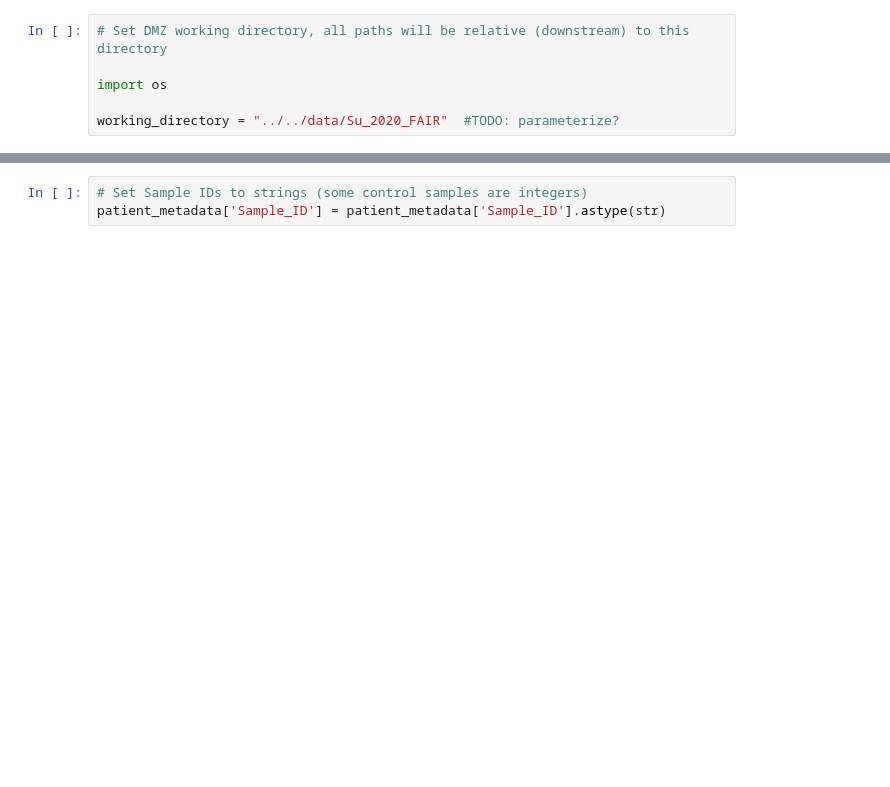
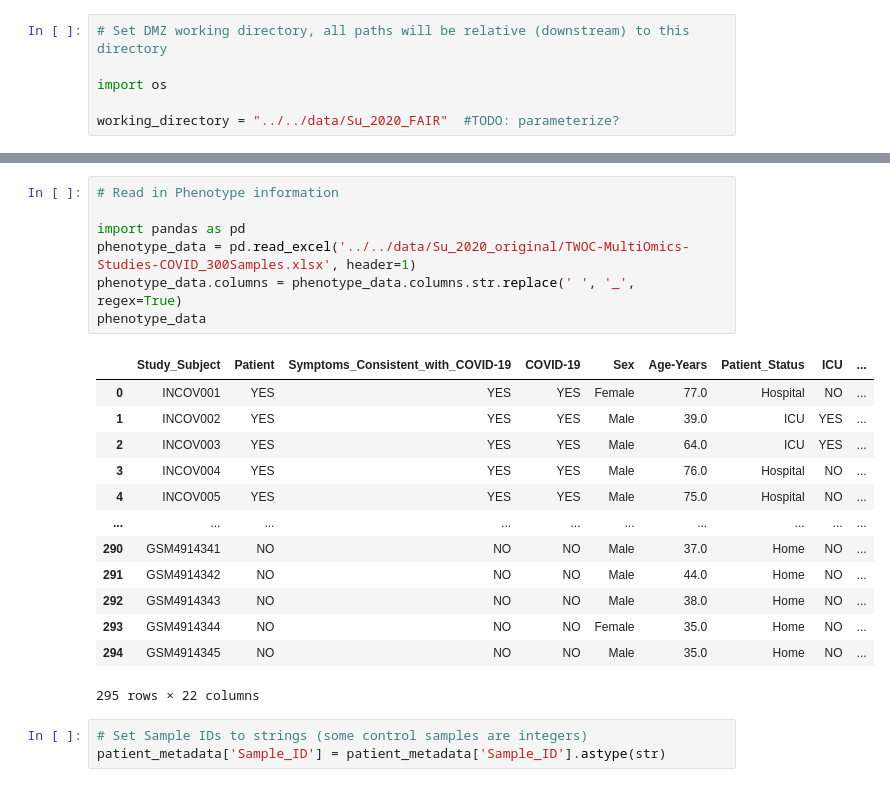
Before and after one commit to Xomics/TWOCdemonstrator, a Jupyter notebook: tools/Su_2020_prepare_ISA_metadata/TWOC_create_isa.ipynb, the cells around one changed output, grey strips where cells are left out. Saved outputs shown, nothing was run; the diff lists cells and outputs as text; blank space fills up the shorter version.

Commit message:
added phenotypic information as source characteristics

```diff
--- a/tools/Su_2020_prepare_ISA_metadata/TWOC_create_isa.ipynb
+++ b/tools/Su_2020_prepare_ISA_metadata/TWOC_create_isa.ipynb
@@ -17,3 +33,24 @@ patient_metadata
+# %%
+# Read in Phenotype information
+
+import pandas as pd
+phenotype_data = pd.read_excel('../../data/Su_2020_original/TWOC-MultiOmics-Studies-COVID_300Samples.xlsx', header=1)
+phenotype_data.columns = phenotype_data.columns.str.replace(' ', '_', regex=True)
+phenotype_data
+# %% [output]
+|  | Study_Subject | Patient | Symptoms_Consistent_with_COVID-19 | COVID-19 | Sex | Age-Years | Patient_Status | ICU | ... |
+| 0 | INCOV001 | YES | YES | YES | Female | 77.0 | Hospital | NO | ... |
+| 1 | INCOV002 | YES | YES | YES | Male | 39.0 | ICU | YES | ... |
+| 2 | INCOV003 | YES | YES | YES | Male | 64.0 | ICU | YES | ... |
+| 3 | INCOV004 | YES | YES | YES | Male | 76.0 | Hospital | NO | ... |
+| 4 | INCOV005 | YES | YES | YES | Male | 75.0 | Hospital | NO | ... |
+| ... | ... | ... | ... | ... | ... | ... | ... | ... | ... |
+| 290 | GSM4914341 | NO | NO | NO | Male | 37.0 | Home | NO | ... |
+| 291 | GSM4914342 | NO | NO | NO | Male | 44.0 | Home | NO | ... |
+| 292 | GSM4914343 | NO | NO | NO | Male | 38.0 | Home | NO | ... |
+| 293 | GSM4914344 | NO | NO | NO | Female | 35.0 | Home | NO | ... |
+| 294 | GSM4914345 | NO | NO | NO | Male | 35.0 | Home | NO | ... |
+295 rows × 22 columns
 # %%
 # Set Sample IDs to strings (some control samples are integers)
 patient_metadata['Sample_ID'] = patient_metadata['Sample_ID'].astype(str)
```
Also changed, not shown: parts of 4 cells of this notebook, 6 other files.
